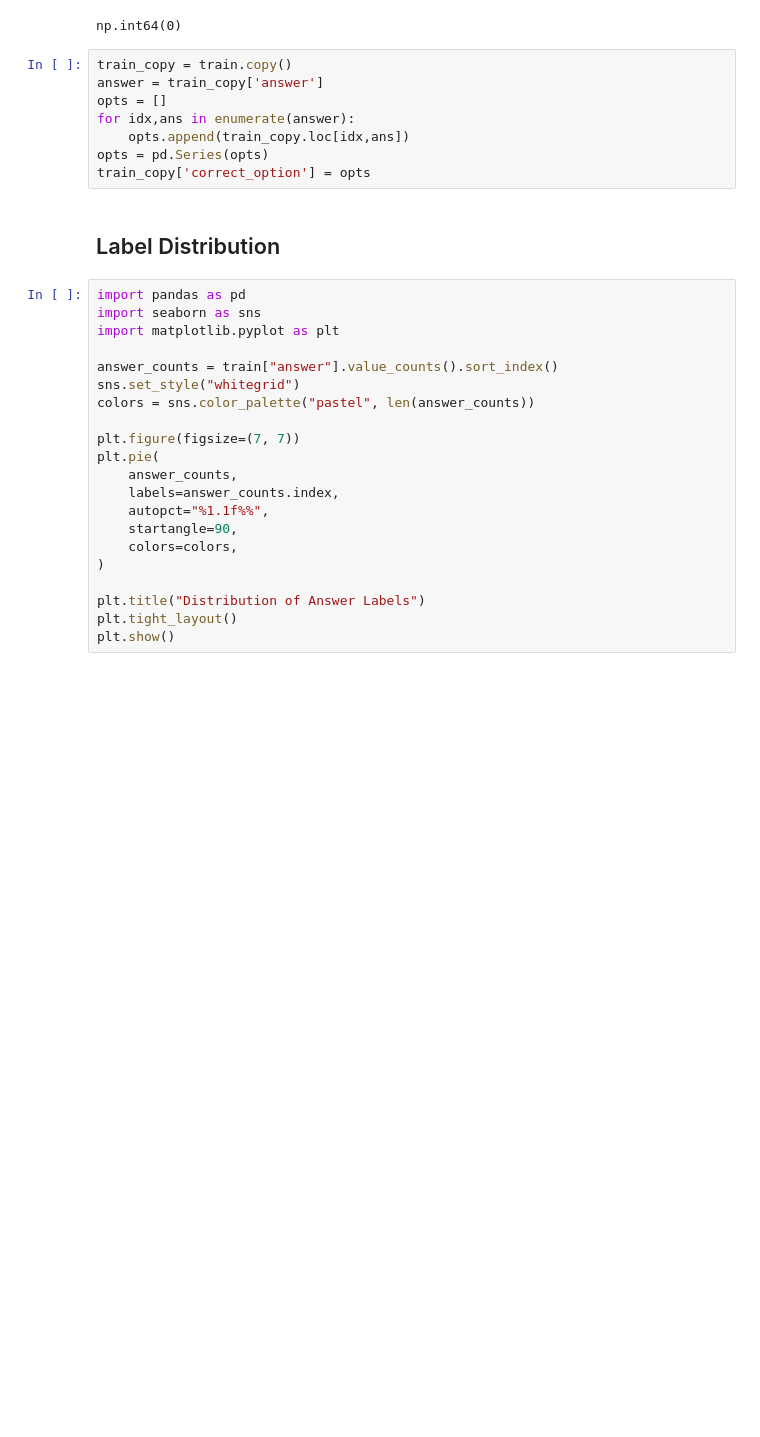
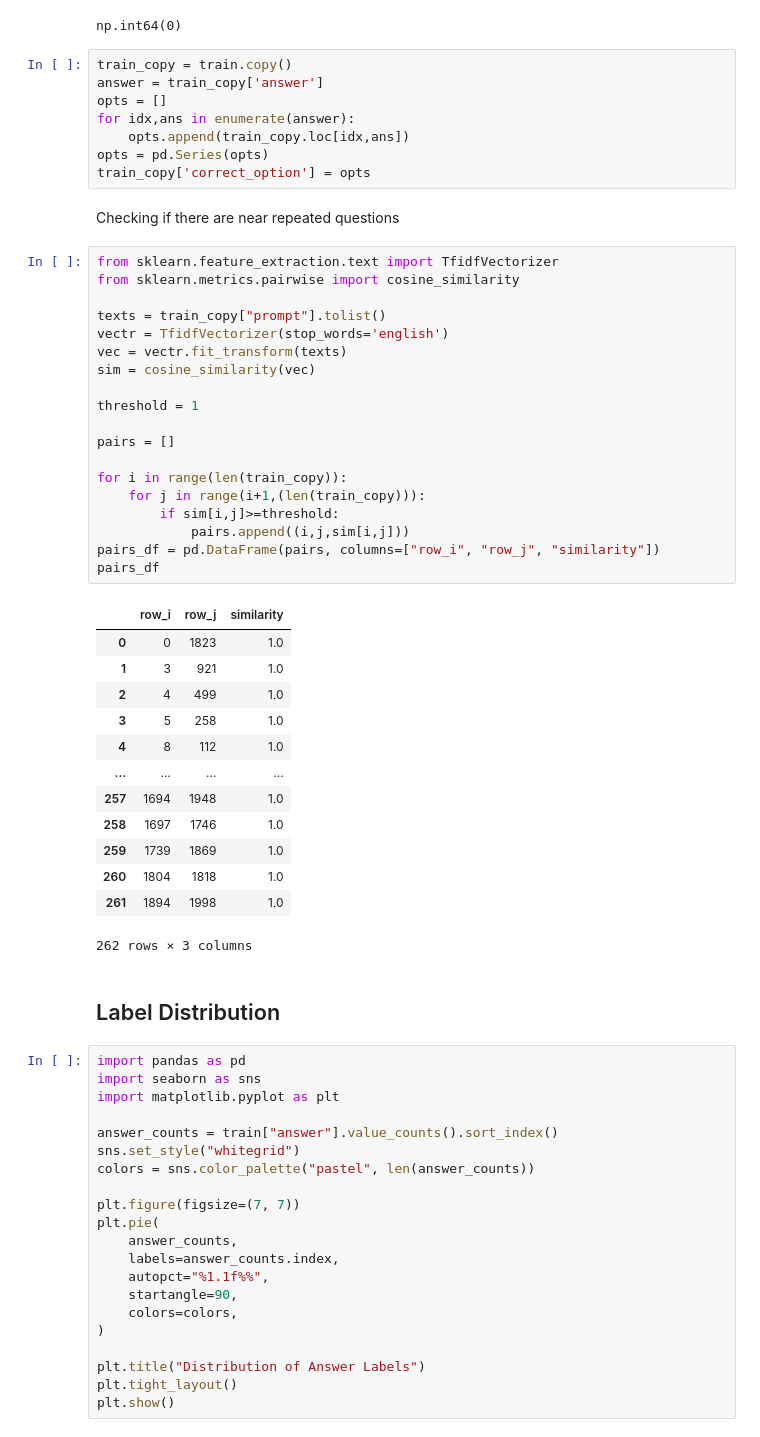
Before and after one commit to 23f3001359/dl-genai-project-26-t2, a Jupyter notebook: notebooks/final_notebook.ipynb, the cells around one changed output. Drawn from its saved outputs; the diff is of its cells as text; blank space fills up the shorter version.

```diff
--- a/notebooks/final_notebook.ipynb
+++ b/notebooks/final_notebook.ipynb
@@ -67,6 +67,41 @@ for idx,ans in enumerate(answer):
     opts.append(train_copy.loc[idx,ans])
 opts = pd.Series(opts)
 train_copy['correct_option'] = opts
+# %% [markdown]
+Checking if there are near repeated questions
+# %%
+from sklearn.feature_extraction.text import TfidfVectorizer
+from sklearn.metrics.pairwise import cosine_similarity
+
+texts = train_copy["prompt"].tolist()
+vectr = TfidfVectorizer(stop_words='english')
+vec = vectr.fit_transform(texts)
+sim = cosine_similarity(vec)
+
+threshold = 1
+
+pairs = []
+
+for i in range(len(train_copy)):
+    for j in range(i+1,(len(train_copy))):
+        if sim[i,j]>=threshold:
+            pairs.append((i,j,sim[i,j]))
+pairs_df = pd.DataFrame(pairs, columns=["row_i", "row_j", "similarity"])
+pairs_df
+# %% [output]
+|  | row_i | row_j | similarity |
+| 0 | 0 | 1823 | 1.0 |
+| 1 | 3 | 921 | 1.0 |
+| 2 | 4 | 499 | 1.0 |
+| 3 | 5 | 258 | 1.0 |
+| 4 | 8 | 112 | 1.0 |
+| ... | ... | ... | ... |
+| 257 | 1694 | 1948 | 1.0 |
+| 258 | 1697 | 1746 | 1.0 |
+| 259 | 1739 | 1869 | 1.0 |
+| 260 | 1804 | 1818 | 1.0 |
+| 261 | 1894 | 1998 | 1.0 |
+262 rows × 3 columns
 # %% [markdown]
 ## Label Distribution
 # %%
```
